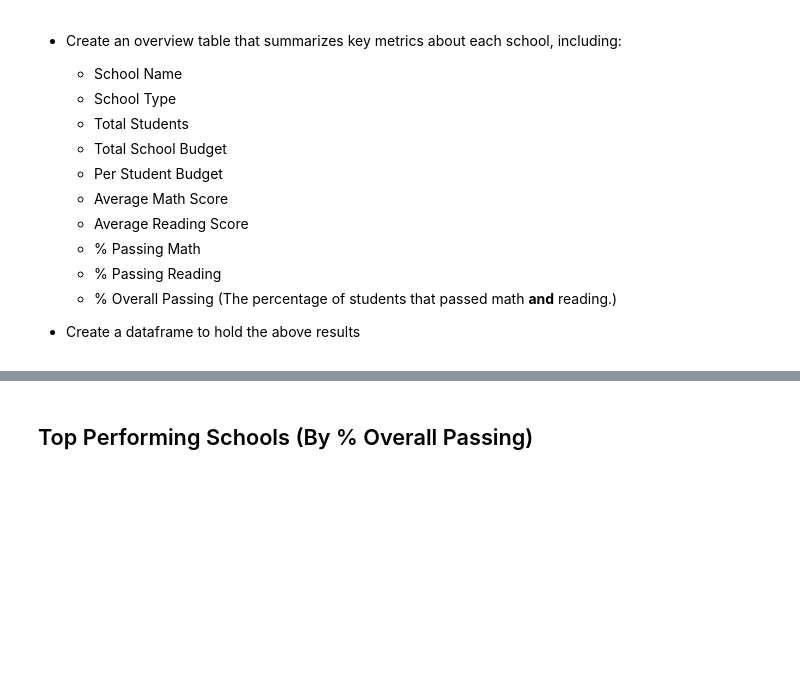
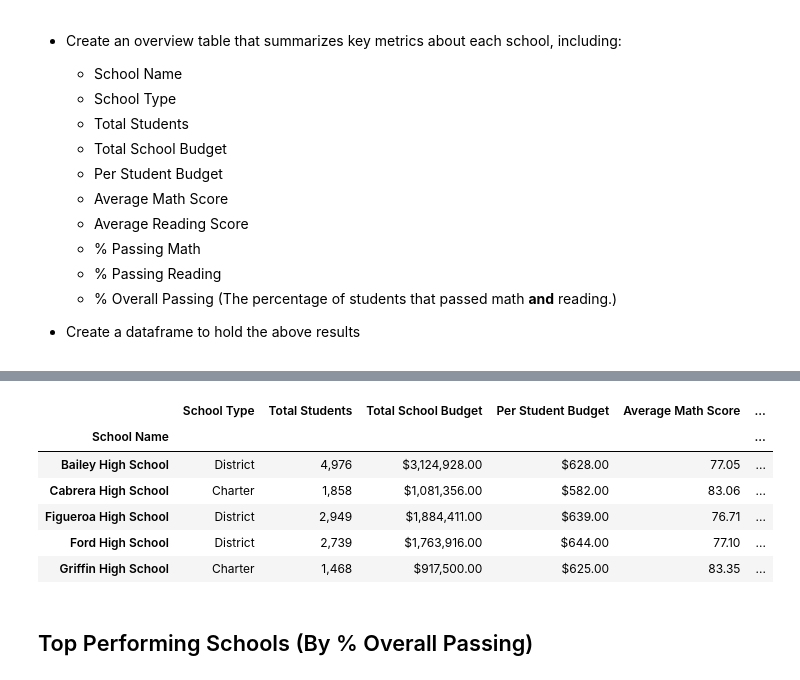
Before and after one commit to meeyoungPH/pandas-challenge, a Jupyter notebook: PyCitySchools/PyCitySchools.ipynb, the cells around one changed output, grey strips where cells are left out. Saved outputs shown, nothing was run; the diff lists cells and outputs as text; code cells hidden in the pictures; blank space fills up the shorter version.

```diff
--- a/PyCitySchools/PyCitySchools.ipynb
+++ b/PyCitySchools/PyCitySchools.ipynb
@@ -179,3 +138,47 @@ school_summary_df
+# %%
+# dependencies
+from functools import reduce
+
+# calculate average math and reading scores per school
+school_average_df = school_data_complete.groupby('School Name')[['math_score','reading_score']].mean()
+school_average_df = school_average_df.rename(columns={'math_score':'Average Math Score','reading_score':'Average Reading Score'})
+
+# count passing students in math, reading, and overall per school
+math_school_df = math_df.groupby('School Name')['Student ID'].count()
+reading_school_df = reading_df.groupby('School Name')['Student ID'].count()
+overall_school_df = overall_df.groupby('School Name')['Student ID'].count()
+
+# merge multiple tables sequentially by School Name
+dfs_to_merge = [school_data[['School Name', 'School Type', 'Total Students', 'Total School Budget', 'Per Student Budget']],
+                school_average_df,
+                math_school_df,
+                reading_school_df,
+                overall_school_df]
+merged_df = reduce(lambda left,right: pd.merge(left,right, on=['School Name'], how='outer'), dfs_to_merge)
+
+# calculate percent of students passing math, reading, and overall per school
+merged_df['% Passing Math'] = merged_df['Student ID_x'] / merged_df['Total Students'] * 100
+merged_df['% Passing Reading'] = merged_df['Student ID_y'] / merged_df['Total Students'] * 100
+merged_df['% Overall Passing'] = merged_df['Student ID'] / merged_df['Total Students'] * 100
+
+# sort and select columns for final summary table of results by school
+school_summary_df = merged_df.sort_values('School Name', ascending=True).set_index('School Name', drop=True)
+school_summary_df = school_summary_df[['School Type', 'Total Students', 'Total School Budget', 'Per Student Budget', 'Average Math Score', 'Average Reading Score', '% Passing Math', '% Passing Reading', '% Overall Passing']]
+
+# apply formatting
+school_summary_df['Total Students'] = school_summary_df['Total Students'].map('{:,.0f}'.format)
+school_summary_df['Total School Budget'] = school_summary_df['Total School Budget'].map('${:,.2f}'.format)
+
+# preview data
+school_summary_df.head()
+# %% [output]
+|  | School Type | Total Students | Total School Budget | Per Student Budget | Average Math Score | ... |
+| School Name |  |  |  |  |  | ... |
+| Bailey High School | District | 4,976 | $3,124,928.00 | $628.00 | 77.05 | ... |
+| Cabrera High School | Charter | 1,858 | $1,081,356.00 | $582.00 | 83.06 | ... |
+| Figueroa High School | District | 2,949 | $1,884,411.00 | $639.00 | 76.71 | ... |
+| Ford High School | District | 2,739 | $1,763,916.00 | $644.00 | 77.10 | ... |
+| Griffin High School | Charter | 1,468 | $917,500.00 | $625.00 | 83.35 | ... |
 # %% [markdown]
 ## Top Performing Schools (By % Overall Passing)
 # %% [markdown]
```
Also changed, not shown: parts of 17 cells of this notebook.
